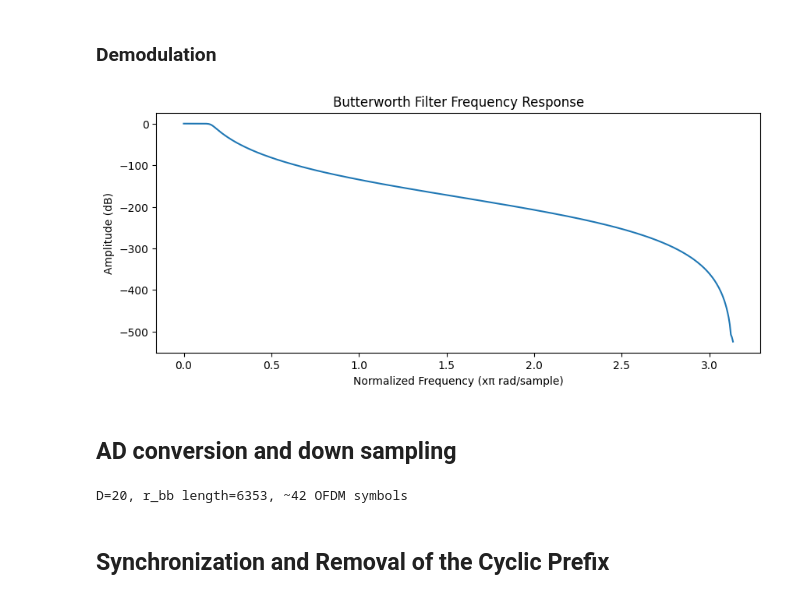
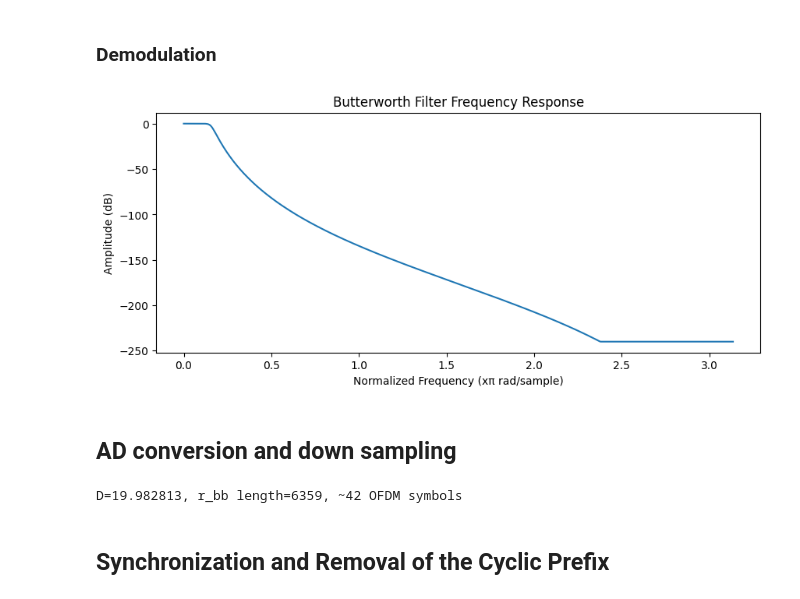
Before and after one commit to axellangenskiold/eitn21, a Jupyter notebook: assignment1_axel_task3.ipynb, the cells around one changed output. Drawn from its saved outputs; the diff is of its cells as text; code cells hidden in the pictures.

```diff
--- a/assignment1_axel_task3.ipynb
+++ b/assignment1_axel_task3.ipynb
@@ -31,36 +32,38 @@ Tsym = 58 * 10**-3
 # %% [markdown]
 ### Demodulation
 # %%
+
 n = np.arange(len(r))
 r_I =  2 * r * np.cos(2 * np.pi * fc * n / fs)
 r_Q = -2 * r * np.sin(2 * np.pi * fc * n / fs)
-from scipy.signal import butter, freqz, lfilter
 
 b, a = butter(8, 0.05)
-r_I_filt = lfilter(b, a, r_I)
-r_Q_filt = lfilter(b, a, r_Q)
-
-#Plot the amplitude frequency response of the filter
+r_I_filt = filtfilt(b, a, r_I)
+r_Q_filt = filtfilt(b, a, r_Q)
 
 w, h = freqz(b, a)
-plt.plot(w, 20 * np.log10(abs(h)))
-plt.title('Butterworth Filter Frequency Response')
-plt.xlabel('Normalized Frequency (xπ rad/sample)')
-plt.ylabel('Amplitude (dB)')
+plt.plot(w, 20 * np.log10(np.maximum(np.abs(h), 1e-12)))
+plt.title("Butterworth Filter Frequency Response")
+plt.xlabel("Normalized Frequency (xπ rad/sample)")
+plt.ylabel("Amplitude (dB)")
 plt.grid()
 plt.show()
 # %% [output]
-[figure, old version]
+[figure, new version]
 # %% [markdown]
 ## AD conversion and down sampling
 # %%
-D = round(fs * Tsym / Nsc)   # = round(44100 * 0.058 / 128) = 20
-r_I_down = r_I_filt[::D]
-r_Q_down = r_Q_filt[::D]
+
+D = fs * Tsym / Nsc
+sample_idx = np.arange(0, len(r_I_filt), D)
+
+r_I_down = np.interp(sample_idx, np.arange(len(r_I_filt)), r_I_filt)
+r_Q_down = np.interp(sample_idx, np.arange(len(r_Q_filt)), r_Q_filt)
 r_bb = r_I_down + 1j * r_Q_down
-print(f'D={D}, r_bb length={len(r_bb)}, ~{len(r_bb)//(Nsc+Ncp)} OFDM symbols')
+
+print(f"D={D:.6f}, r_bb length={len(r_bb)}, ~{len(r_bb)//(Nsc+Ncp)} OFDM symbols")
 # %% [output]
-D=20, r_bb length=6353, ~42 OFDM symbols
+D=19.982813, r_bb length=6359, ~42 OFDM symbols
 # %% [markdown]
 ## Synchronization and Removal of the Cyclic Prefix
 # %%
```
Also changed, not shown: parts of 7 cells of this notebook.
